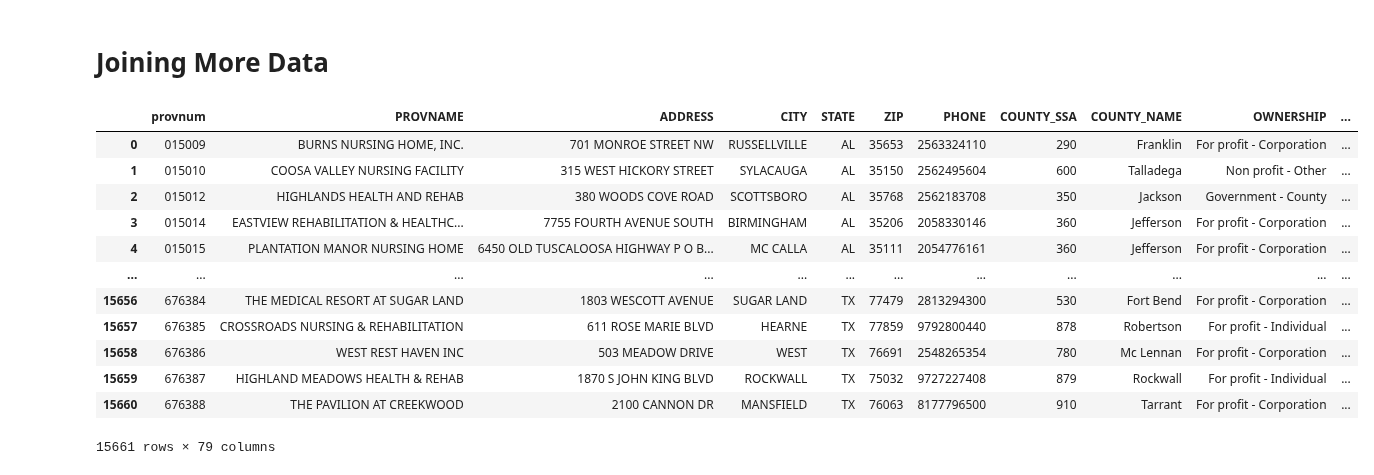
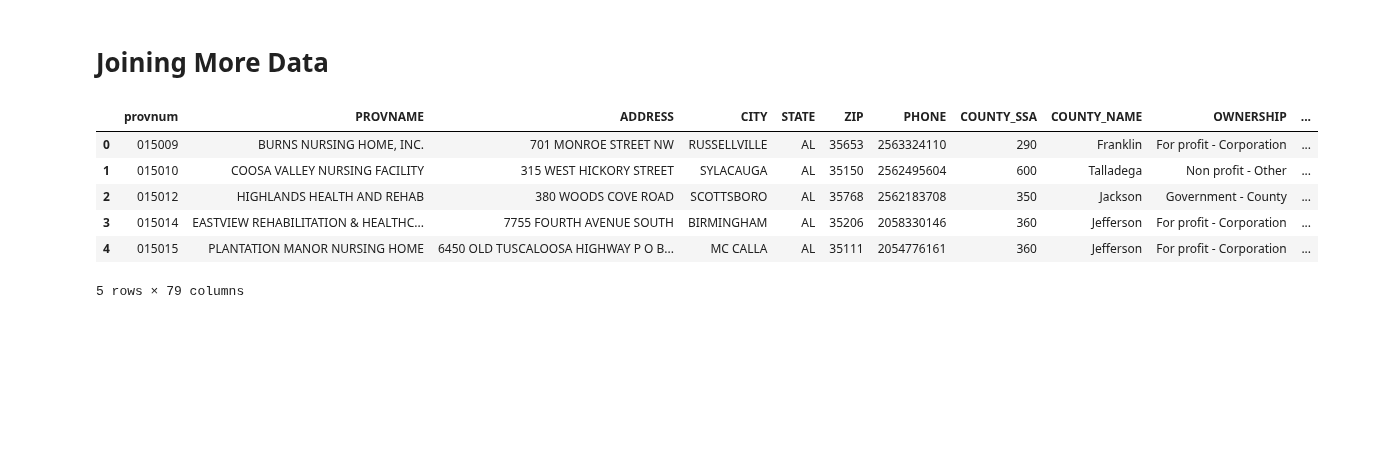
Before and after one commit to Musiik-fn/620-Project-Codebase, a Jupyter notebook: Codebase/620ProjectWhiteboard.ipynb, the cells around one changed output. Saved outputs shown, nothing was run; the diff lists cells and outputs as text; code cells hidden in the pictures; blank space fills up the shorter version.

Commit message:
worked on joining data (provider info)

```diff
--- a/Codebase/620ProjectWhiteboard.ipynb
+++ b/Codebase/620ProjectWhiteboard.ipynb
@@ -894,20 +898,13 @@ R2 Elastic Net: 0.4887450033210896
 # %% [markdown]
 # Joining More Data
 # %%
-providerInfo_df = pd.read_csv('/Users/josh/Library/CloudStorage/OneDrive-Personal/Desktop Files/Textbooks and Syllabi/CSUN Semester 6/BANA 620/Project/Data/ProviderInfo_2015.csv')
-
-providerInfo_df
+providerInfo_df2015 = pd.read_csv('/Users/josh/Library/CloudStorage/OneDrive-Personal/Desktop Files/Textbooks and Syllabi/CSUN Semester 6/BANA 620/Project/Data/ProviderInfo_2015.csv')
+providerInfo_df2015.head()
 # %% [output]
 |  | provnum | PROVNAME | ADDRESS | CITY | STATE | ZIP | PHONE | COUNTY_SSA | COUNTY_NAME | OWNERSHIP | ... |
 | 0 | 015009 | BURNS NURSING HOME, INC. | 701 MONROE STREET NW | RUSSELLVILLE | AL | 35653 | 2563324110 | 290 | Franklin | For profit - Corporation | ... |
 | 1 | 015010 | COOSA VALLEY NURSING FACILITY | 315 WEST HICKORY STREET | SYLACAUGA | AL | 35150 | 2562495604 | 600 | Talladega | Non profit - Other | ... |
 | 2 | 015012 | HIGHLANDS HEALTH AND REHAB | 380 WOODS COVE ROAD | SCOTTSBORO | AL | 35768 | 2562183708 | 350 | Jackson | Government - County | ... |
 | 3 | 015014 | EASTVIEW REHABILITATION & HEALTHC... | 7755 FOURTH AVENUE SOUTH | BIRMINGHAM | AL | 35206 | 2058330146 | 360 | Jefferson | For profit - Corporation | ... |
 | 4 | 015015 | PLANTATION MANOR NURSING HOME | 6450 OLD TUSCALOOSA HIGHWAY P O B... | MC CALLA | AL | 35111 | 2054776161 | 360 | Jefferson | For profit - Corporation | ... |
-| ... | ... | ... | ... | ... | ... | ... | ... | ... | ... | ... | ... |
-| 15656 | 676384 | THE MEDICAL RESORT AT SUGAR LAND | 1803 WESCOTT AVENUE | SUGAR LAND | TX | 77479 | 2813294300 | 530 | Fort Bend | For profit - Corporation | ... |
-| 15657 | 676385 | CROSSROADS NURSING & REHABILITATION | 611 ROSE MARIE BLVD | HEARNE | TX | 77859 | 9792800440 | 878 | Robertson | For profit - Individual | ... |
-| 15658 | 676386 | WEST REST HAVEN INC | 503 MEADOW DRIVE | WEST | TX | 76691 | 2548265354 | 780 | Mc Lennan | For profit - Corporation | ... |
-| 15659 | 676387 | HIGHLAND MEADOWS HEALTH & REHAB | 1870 S JOHN KING BLVD | ROCKWALL | TX | 75032 | 9727227408 | 879 | Rockwall | For profit - Individual | ... |
-| 15660 | 676388 | THE PAVILION AT CREEKWOOD | 2100 CANNON DR | MANSFIELD | TX | 76063 | 8177796500 | 910 | Tarrant | For profit - Corporation | ... |
-15661 rows × 79 columns
+5 rows × 79 columns
```
Also changed, not shown: parts of 10 cells of this notebook.
